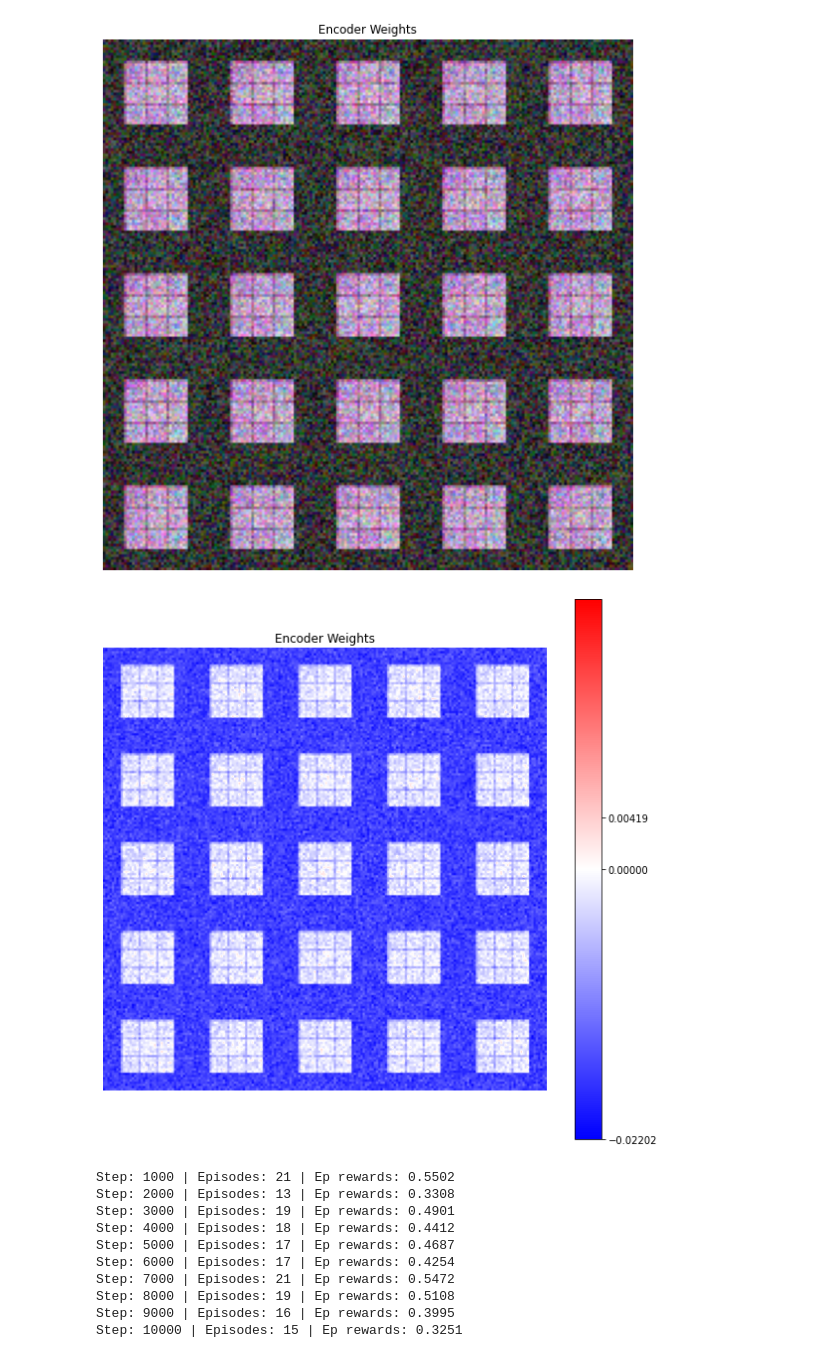
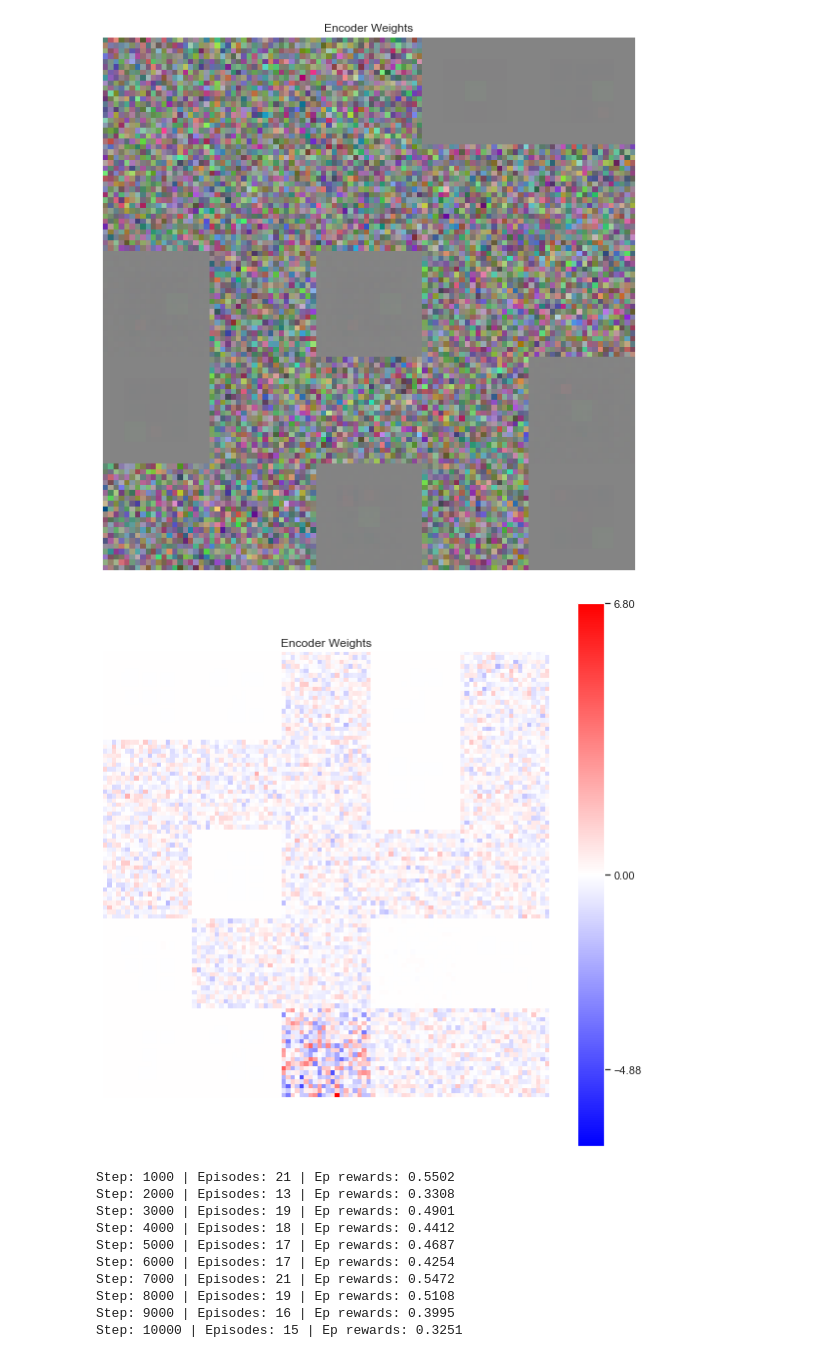
Before and after one commit to ejmejm/knowledge-transfer-research, a Jupyter notebook: competing_hus.ipynb, the cells around one changed output. Drawn from its saved outputs; the diff is of its cells as text; code cells hidden in the pictures.

```diff
--- a/competing_hus.ipynb
+++ b/competing_hus.ipynb
@@ -320,16 +150,17 @@ Step: 9000 | Episodes: 33 | Ep rewards: 0.1107
 # %%
 # Get weights
 initial_weights = copy.deepcopy(list(agent.model.parameters())[0])
 initial_weights.requires_grad = False
+torch.nn.init.normal(initial_weights, 0, 1)
 
 with torch.no_grad():
-    new_weights = chu_train(obs_dataset, initial_weights, 50, 500)
+    new_weights = chu_train(obs_dataset, initial_weights, 1000, 1000, learning_rate=2e-2,
+              anti_hebbian_learning_strength=0.6, lebesgue_norm=2.0, rank=2)
+draw_colored_weights(new_weights, 5, 5, sz=IMG_SHAPE, text='Encoder Weights');
+draw_weights(new_weights, 5, 5, sz=IMG_SHAPE[1], text='Encoder Weights');
+# %% [output]
+[figure, added]
+[figure, added]
-# %%
-draw_colored_weights(new_weights, 5, 5, sz=(3, 40, 40), text='Encoder Weights');
-draw_weights(new_weights, 5, 5, sz=40, text='Encoder Weights');
-# %% [output]
-[figure, removed]
-[figure, removed]
 # %%
 n_steps = 100000
 print_freq = 1000
```
Also changed, not shown: parts of 25 cells of this notebook, 11 other files.
